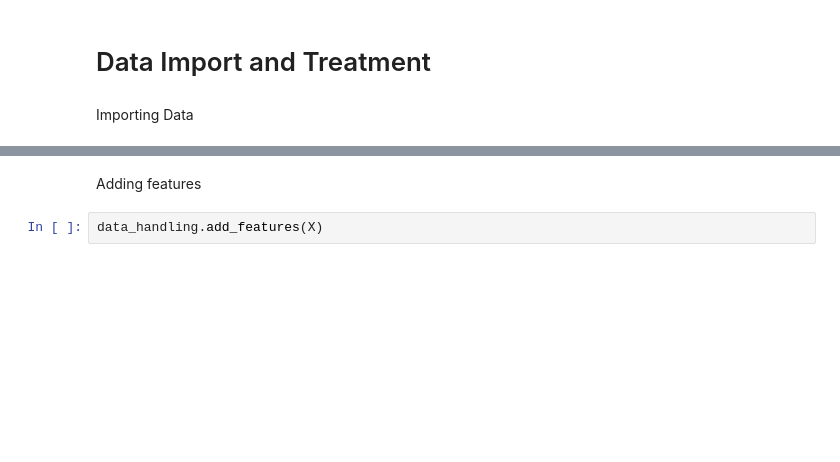
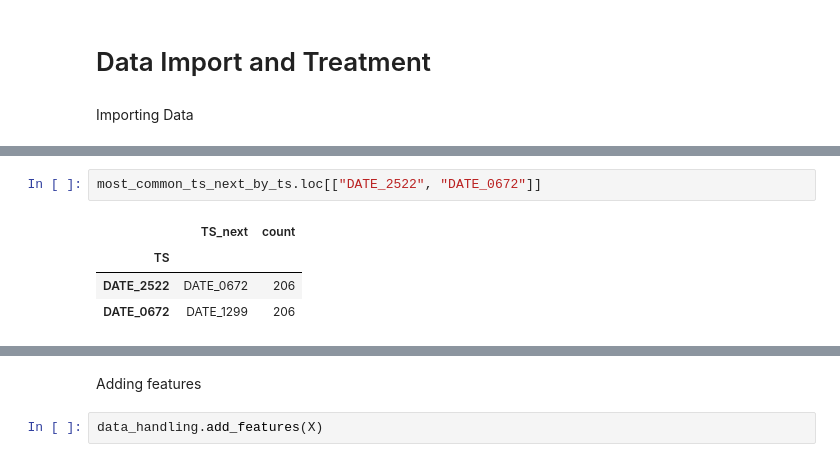
Before and after one commit to MachaGotJuice/QRT_2026, a Jupyter notebook: main.ipynb, the cells around one changed output, grey strips where cells are left out. Cells and saved outputs as stored; diff of their text form; blank space fills up the shorter version.

```diff
--- a/main.ipynb
+++ b/main.ipynb
@@ -20,0 +119,7 @@ Y = pd.read_csv('data/y_train.csv',index_col='ROW_ID')
+# %%
+most_common_ts_next_by_ts.loc[["DATE_2522", "DATE_0672"]]
+# %% [output]
+|  | TS_next | count |
+| TS |  |  |
+| DATE_2522 | DATE_0672 | 206 |
+| DATE_0672 | DATE_1299 | 206 |
```
Also changed, not shown: parts of 17 cells of this notebook, 14 other files.
